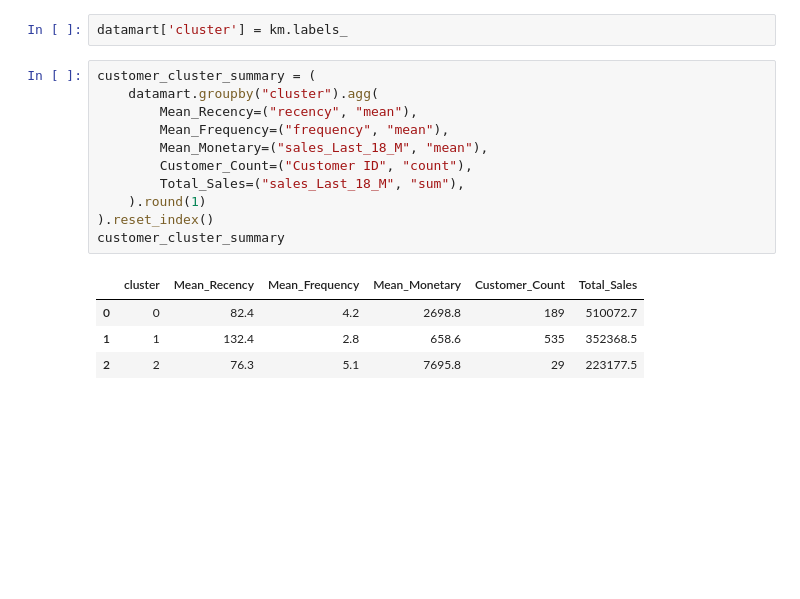
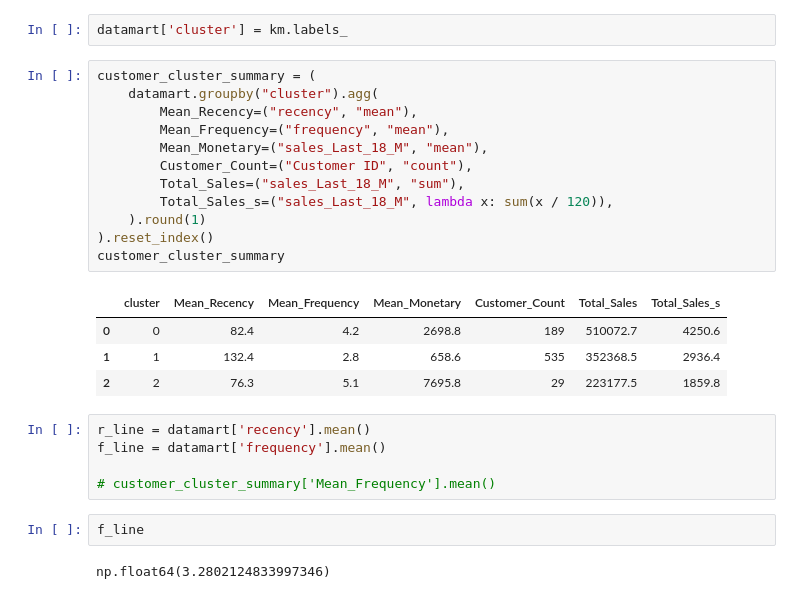
Before and after one commit to waseemshammout/amazon_customer_segmentation, a Jupyter notebook: notebook.ipynb, the cells around one changed output. Drawn from its saved outputs; the diff is of its cells as text; blank space fills up the shorter version.

```diff
--- a/notebook.ipynb
+++ b/notebook.ipynb
@@ -70,16 +70,26 @@ datamart['cluster'] = km.labels_
 # %%
 customer_cluster_summary = (
     datamart.groupby("cluster").agg(
         Mean_Recency=("recency", "mean"),
         Mean_Frequency=("frequency", "mean"),
         Mean_Monetary=("sales_Last_18_M", "mean"),
         Customer_Count=("Customer ID", "count"),
         Total_Sales=("sales_Last_18_M", "sum"),
+        Total_Sales_s=("sales_Last_18_M", lambda x: sum(x / 120)),
     ).round(1)
 ).reset_index()
 customer_cluster_summary
 # %% [output]
-|  | cluster | Mean_Recency | Mean_Frequency | Mean_Monetary | Customer_Count | Total_Sales |
-| 0 | 0 | 82.4 | 4.2 | 2698.8 | 189 | 510072.7 |
-| 1 | 1 | 132.4 | 2.8 | 658.6 | 535 | 352368.5 |
-| 2 | 2 | 76.3 | 5.1 | 7695.8 | 29 | 223177.5 |
+|  | cluster | Mean_Recency | Mean_Frequency | Mean_Monetary | Customer_Count | Total_Sales | Total_Sales_s |
+| 0 | 0 | 82.4 | 4.2 | 2698.8 | 189 | 510072.7 | 4250.6 |
+| 1 | 1 | 132.4 | 2.8 | 658.6 | 535 | 352368.5 | 2936.4 |
+| 2 | 2 | 76.3 | 5.1 | 7695.8 | 29 | 223177.5 | 1859.8 |
+# %%
+r_line = datamart['recency'].mean()
+f_line = datamart['frequency'].mean()
+
+# customer_cluster_summary['Mean_Frequency'].mean()
+# %%
+f_line
+# %% [output]
+np.float64(3.2802124833997346)
```
Also changed, not shown: parts of 1 cell of this notebook.
